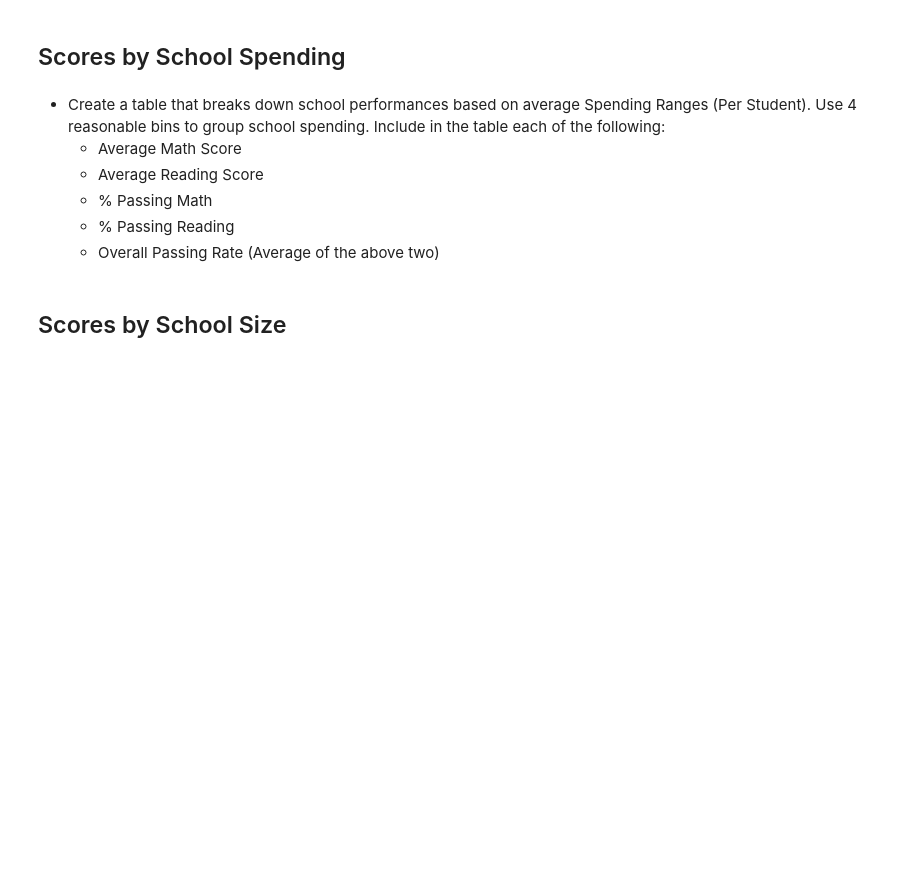
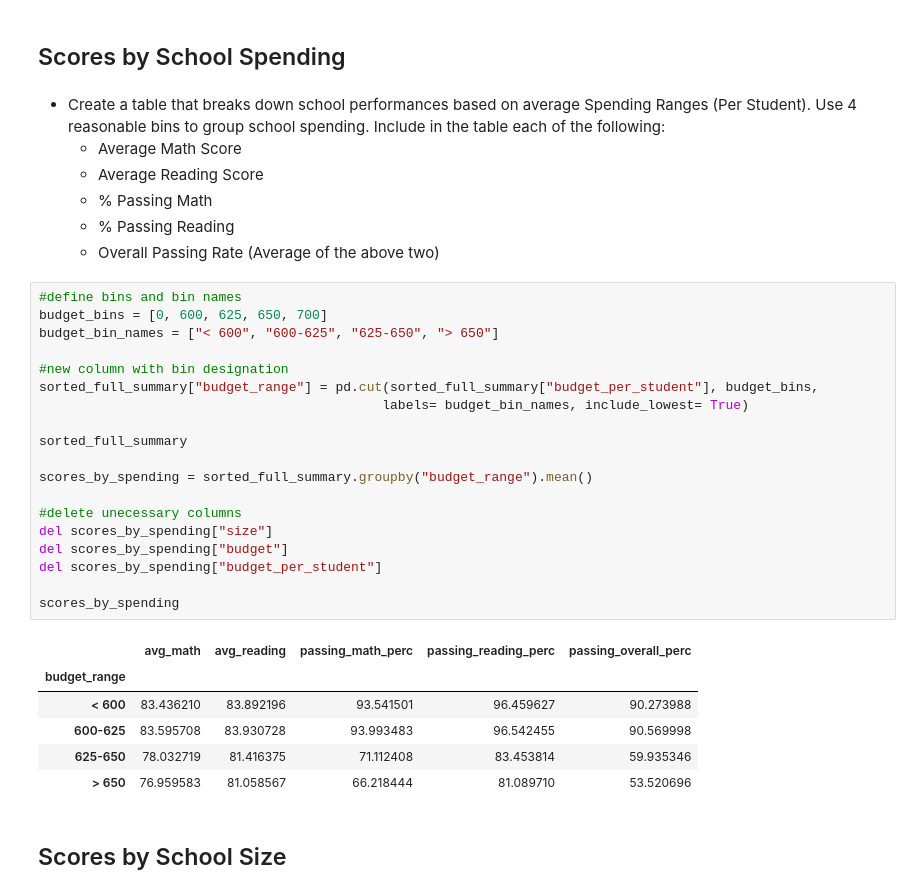
Before and after one commit to tkadamson/Pandas-School-Data, a Jupyter notebook: PyCitySchools.ipynb, the cells around one changed output. Drawn from its saved outputs; the diff is of its cells as text; blank space fills up the shorter version.

Commit message:
Completed scores by spending bins: same process as for size (bun creation, cutting, display). Also completed scores by school type with simple group by statement.

```diff
--- a/PyCitySchools.ipynb
+++ b/PyCitySchools.ipynb
@@ -337,6 +337,32 @@ reading_avgs_df
   * % Passing Math
   * % Passing Reading
   * Overall Passing Rate (Average of the above two)
+# %%
+#define bins and bin names
+budget_bins = [0, 600, 625, 650, 700]
+budget_bin_names = ["< 600", "600-625", "625-650", "> 650"]
+
+#new column with bin designation
+sorted_full_summary["budget_range"] = pd.cut(sorted_full_summary["budget_per_student"], budget_bins,
+                                            labels= budget_bin_names, include_lowest= True)
+
+sorted_full_summary
+
+scores_by_spending = sorted_full_summary.groupby("budget_range").mean()
+
+#delete unecessary columns
+del scores_by_spending["size"]
+del scores_by_spending["budget"]
+del scores_by_spending["budget_per_student"]
+
+scores_by_spending
+# %% [output]
+|  | avg_math | avg_reading | passing_math_perc | passing_reading_perc | passing_overall_perc |
+| budget_range |  |  |  |  |  |
+| < 600 | 83.436210 | 83.892196 | 93.541501 | 96.459627 | 90.273988 |
+| 600-625 | 83.595708 | 83.930728 | 93.993483 | 96.542455 | 90.569998 |
+| 625-650 | 78.032719 | 81.416375 | 71.112408 | 83.453814 | 59.935346 |
+| > 650 | 76.959583 | 81.058567 | 66.218444 | 81.089710 | 53.520696 |
 # %% [markdown]
 ## Scores by School Size
 # %% [markdown]
```
Also changed, not shown: parts of 1 cell of this notebook.
